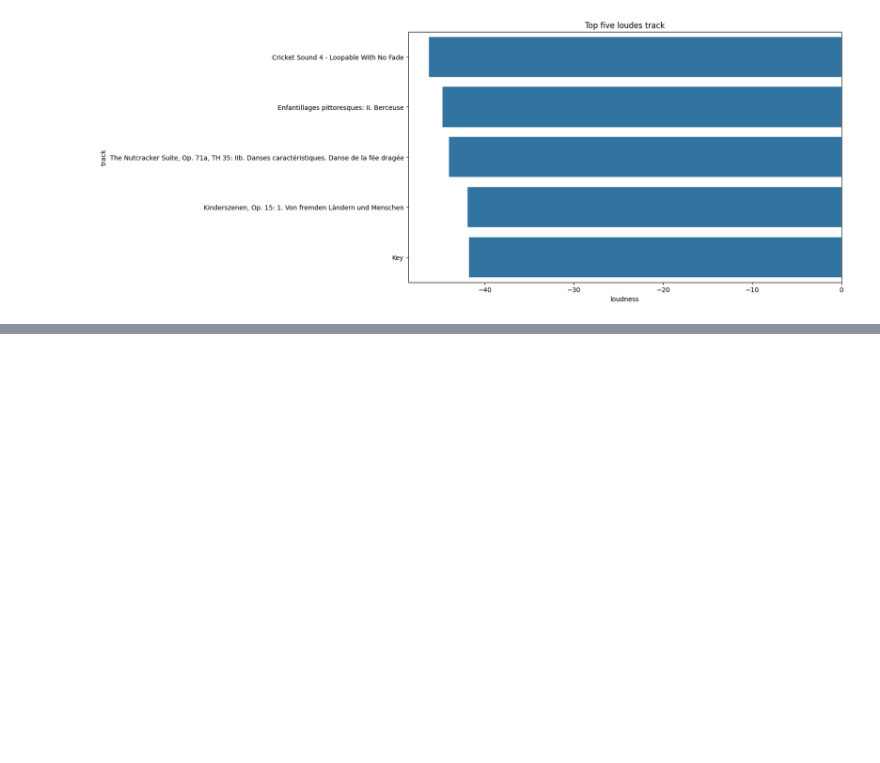
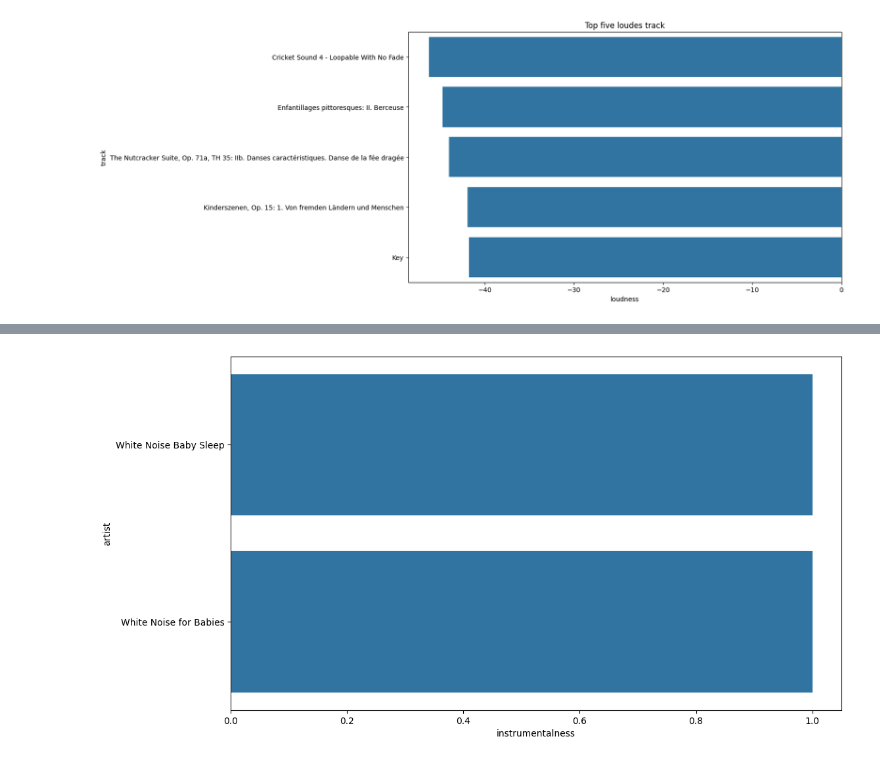
Before and after one commit to walethewave/Song-Stats-Analyzer, a Jupyter notebook: spotify.ipynb, the cells around one changed output, grey strips where cells are left out. Saved outputs shown, nothing was run; the diff lists cells and outputs as text; code cells hidden in the pictures; blank space fills up the shorter version.

```diff
--- a/spotify.ipynb
+++ b/spotify.ipynb
@@ -189,0 +207,3 @@ plt.show()
+# %%
+top_ten_instrumental_tracks = df_cleaned[["instrumentalness", "track", "artist"]].sort_values(by="instrumentalness", ascending=False)[:5]
+top_ten_instrumental_tracks
@@ -189,0 +217,6 @@ plt.show()
+# %%
+plt.figure(figsize=(12, 7))
+sns.barplot(x = "instrumentalness", y = "artist", data= top_ten_instrumental_tracks)
+plt.show()
+# %% [output]
+[figure, added]
```
Also changed, not shown: parts of 3 cells of this notebook.
